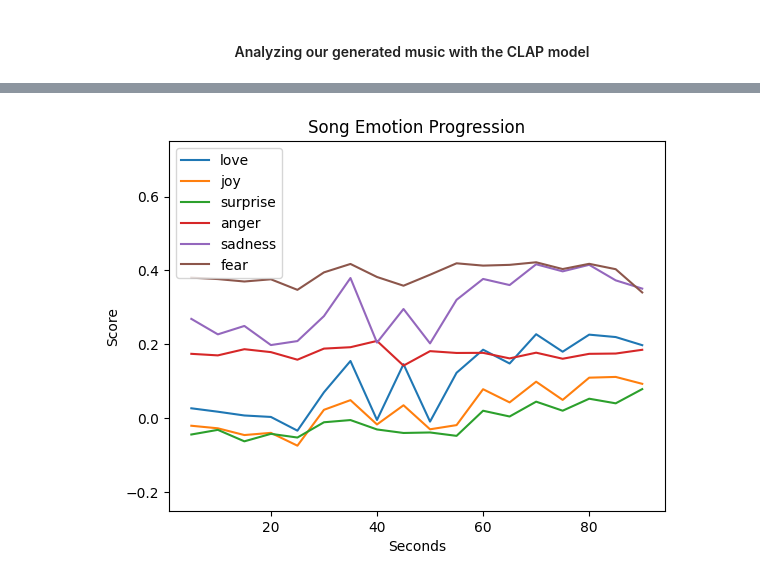
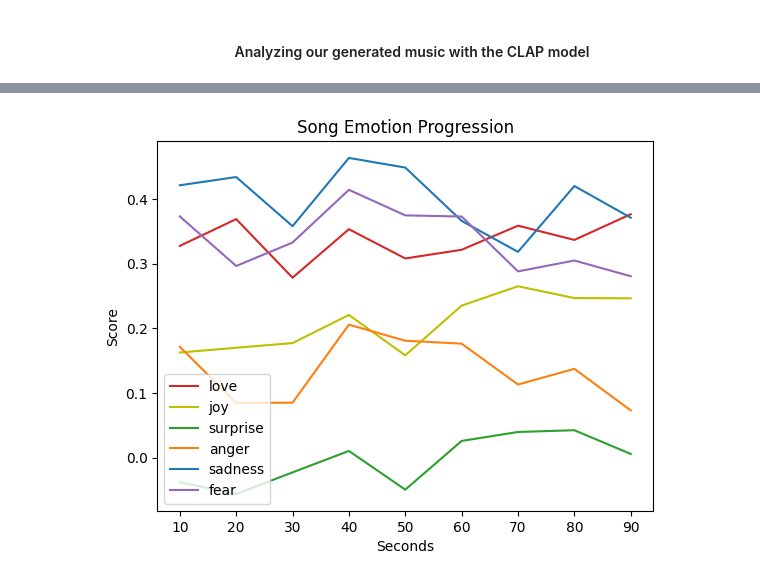
Before and after one commit to chasewes/PAGES, a Jupyter notebook: clap_analysis.ipynb, the cells around one changed output, grey strips where cells are left out. Saved outputs shown, nothing was run; the diff lists cells and outputs as text; code cells hidden in the pictures.

```diff
--- a/clap_analysis.ipynb
+++ b/clap_analysis.ipynb
@@ -163,4 +183,24 @@ torch.Size([3, 512])
+# %%
+audio_file = "uploads/balrog audio_5_backing.mp3"
+# %%
+def plot_scores_over_time(scores, classes, batch_duration, colors=None):
+    # Initialize parameters
+    colors = colors or ["C3", "y", "C2", "C1", "C0", "C4"]  # Default colors
+    num_sections = scores.shape[0]
+    seconds = np.arange(1, num_sections+1)*batch_duration
+
+    # Plot the scores over time
+    for i, emotion in enumerate(classes):
+        plt.plot(seconds, scores[:, i].numpy(), c=colors[i], label=emotion)
+    plt.xlabel("Seconds")
+    plt.ylabel("Score")
+    plt.title("Song Emotion Progression")
+    plt.legend(loc="lower left")
+    plt.show()
+# %%
+batch_duration = 10
 # %%
 classes = ["love", "joy", "surprise", "anger", "sadness", "fear"]
-analysis_model.analyze(audio_file, classes, batch_duration=5)
+scores = analysis_model.analyze(audio_file, classes, batch_duration=batch_duration)
+scores
 # %% [output]
@@ -185,5 +216,5 @@ tensor([[ 0.0271, -0.0201, -0.0438,  0.1745,  0.2691,  0.3806],
-# %%
-analysis_model.plot(audio_file, classes, batch_duration=5)
-# %% [output]
-[figure, removed]
+# %%
+plot_scores_over_time(scores, classes, batch_duration=batch_duration)
+# %% [output]
+[figure, added]
 # %%
```
Also changed, not shown: parts of 28 cells of this notebook, 24 other files.
